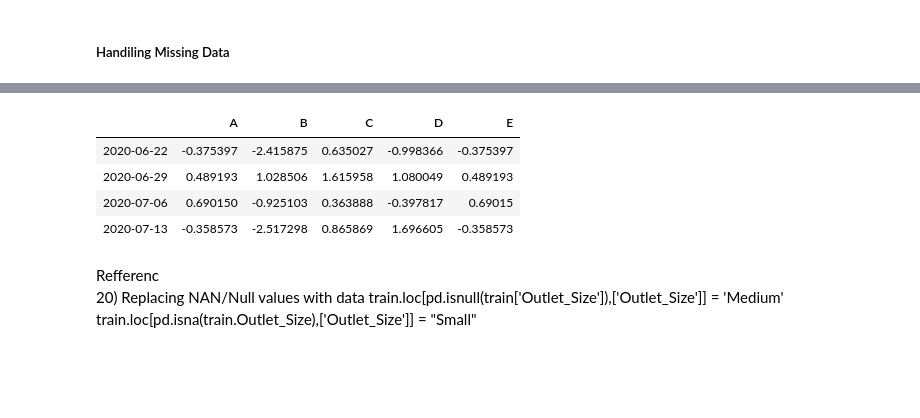
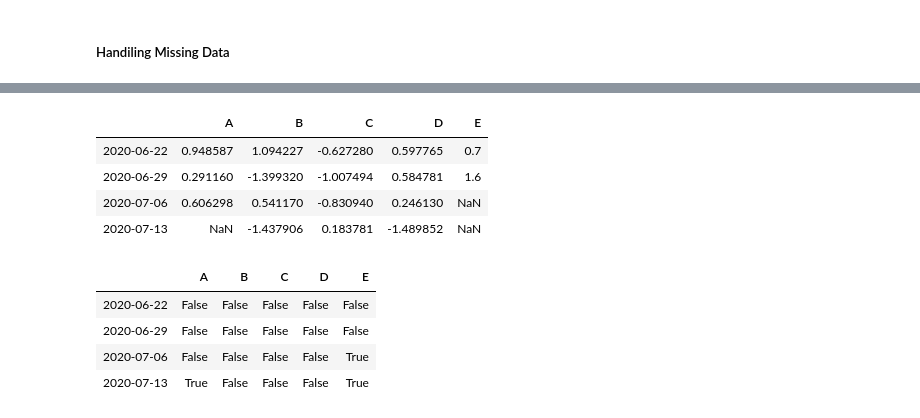
Before and after one commit to dsreenat/sperloon, a Jupyter notebook: Python Pandas.ipynb, the cells around one changed output, grey strips where cells are left out. Drawn from its saved outputs; the diff is of its cells as text; code cells hidden in the pictures; blank space fills up the shorter version.

```diff
--- a/Python Pandas.ipynb
+++ b/Python Pandas.ipynb
@@ -353,15 +384,22 @@ Freq: W-MON, Name: E, dtype: object
-# %%
-#under investigation
-#df_4['E']=df_4.fillna(df_4['E'].mean)
-df_4
-# %% [output]
-|  | A | B | C | D | E |
-| 2020-06-22 | -0.375397 | -2.415875 | 0.635027 | -0.998366 | -0.375397 |
-| 2020-06-29 | 0.489193 | 1.028506 | 1.615958 | 1.080049 | 0.489193 |
-| 2020-07-06 | 0.690150 | -0.925103 | 0.363888 | -0.397817 | 0.69015 |
-| 2020-07-13 | -0.358573 | -2.517298 | 0.865869 | 1.696605 | -0.358573 |
-# %% [markdown]
-Refferenc
-    20) Replacing NAN/Null values with data
-	train.loc[pd.isnull(train['Outlet_Size']),['Outlet_Size']] = 'Medium'
-train.loc[pd.isna(train.Outlet_Size),['Outlet_Size']] = "Small"
+# %%
+#backup/copy of the dataframe
+df4_copy = df_4.copy()
+# %%
+#replacing the actual value with nulls for an experiment
+df4_copy.iloc[3,0]=np.nan
+df4_copy
+# %% [output]
+|  | A | B | C | D | E |
+| 2020-06-22 | 0.948587 | 1.094227 | -0.627280 | 0.597765 | 0.7 |
+| 2020-06-29 | 0.291160 | -1.399320 | -1.007494 | 0.584781 | 1.6 |
+| 2020-07-06 | 0.606298 | 0.541170 | -0.830940 | 0.246130 | NaN |
+| 2020-07-13 | NaN | -1.437906 | 0.183781 | -1.489852 | NaN |
+# %%
+#checking for nulls
+pd.isna(df4_copy)
+# %% [output]
+|  | A | B | C | D | E |
+| 2020-06-22 | False | False | False | False | False |
+| 2020-06-29 | False | False | False | False | False |
+| 2020-07-06 | False | False | False | False | True |
+| 2020-07-13 | True | False | False | False | True |
```
Also changed, not shown: parts of 32 cells of this notebook.
